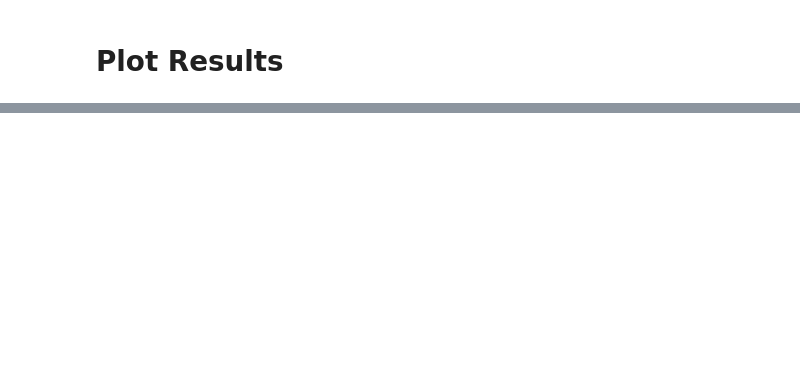
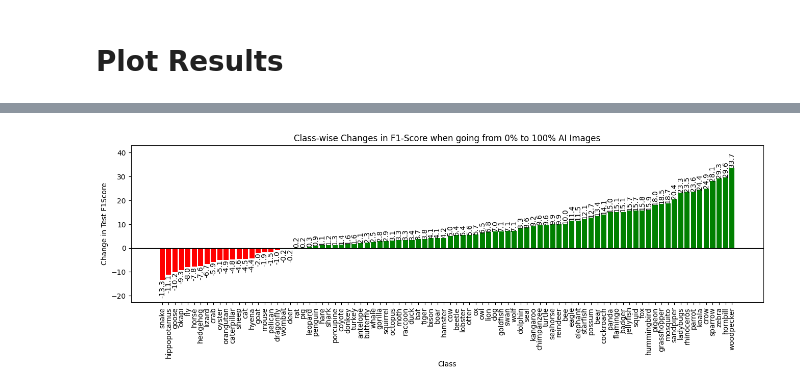
Before and after one commit to overchuki/csci-5922-final-project, a Jupyter notebook: main.ipynb, the cells around one changed output, grey strips where cells are left out. Drawn from its saved outputs; the diff is of its cells as text; code cells hidden in the pictures; blank space fills up the shorter version.

```diff
--- a/main.ipynb
+++ b/main.ipynb
@@ -662,0 +681,4 @@ Test Accuracy: 65.70%, Test Loss: 1.6780
+# %%
+plot_improvement_by_class(result_cnn_100real_0ai, result_cnn_100real_100ai, "test_f1score", CLASS_NAMES, "Class-wise Changes in F1-Score when going from 0% to 100% AI Images", 100.0)
+# %% [output]
+[figure, added]
```
Also changed, not shown: parts of 20 cells of this notebook, 1 other file.
